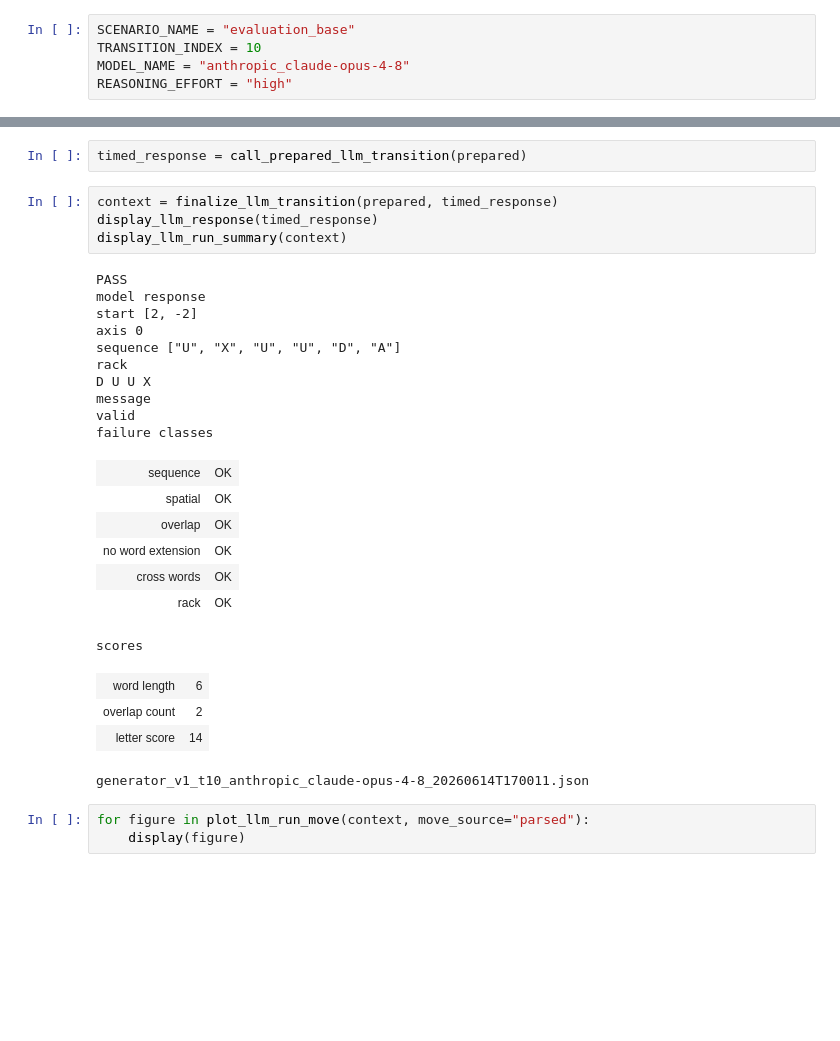
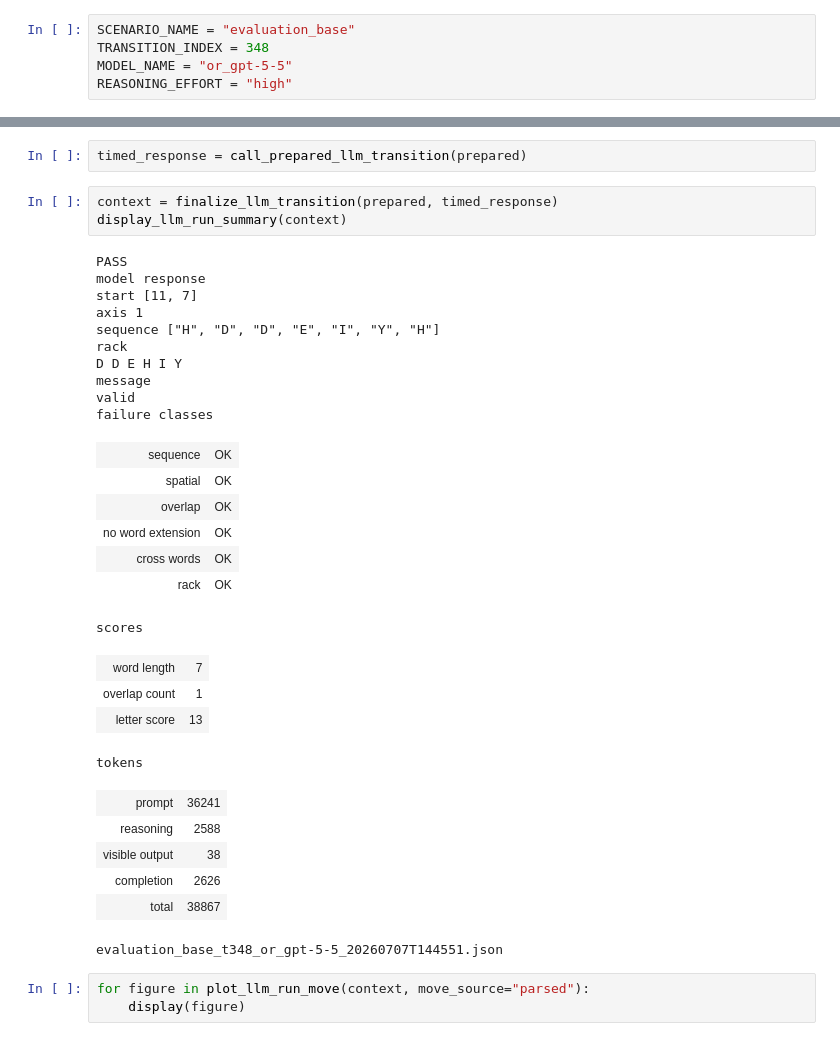
Before and after one commit to maximilian-armuss-dev/frabble, a Jupyter notebook: visualization/inspect_llm_run.ipynb, the cells around one changed output, grey strips where cells are left out. Cells and saved outputs as stored; diff of their text form; blank space fills up the shorter version.

```diff
--- a/visualization/inspect_llm_run.ipynb
+++ b/visualization/inspect_llm_run.ipynb
@@ -22,8 +24,8 @@ from visualization.run_figures import (
 )
 # %%
 SCENARIO_NAME = "evaluation_base"
-TRANSITION_INDEX = 10
-MODEL_NAME = "anthropic_claude-opus-4-8"
+TRANSITION_INDEX = 348
+MODEL_NAME = "or_gpt-5-5"
 REASONING_EFFORT = "high"
 # %%
 # Local preparation only: load scenario, reconstruct board, and build prompts.
@@ -99,30 +101,35 @@ Rack:
 timed_response = call_prepared_llm_transition(prepared)
 # %%
 context = finalize_llm_transition(prepared, timed_response)
-display_llm_response(timed_response)
 display_llm_run_summary(context)
 # %% [output]
 PASS
 model response
-start [2, -2]
-axis 0
-sequence ["U", "X", "U", "U", "D", "A"]
+start [11, 7]
+axis 1
+sequence ["H", "D", "D", "E", "I", "Y", "H"]
 rack
-D U U X
+D D E H I Y
 message
 valid
 failure classes
 | sequence | OK |
 | spatial | OK |
 | overlap | OK |
 | no word extension | OK |
 | cross words | OK |
 | rack | OK |
 scores
-| word length | 6 |
-| overlap count | 2 |
-| letter score | 14 |
+| word length | 7 |
+| overlap count | 1 |
+| letter score | 13 |
-generator_v1_t10_anthropic_claude-opus-4-8_20260614T170011.json
+tokens
+| prompt | 36241 |
+| reasoning | 2588 |
+| visible output | 38 |
+| completion | 2626 |
+| total | 38867 |
+evaluation_base_t348_or_gpt-5-5_20260707T144551.json
 # %%
 for figure in plot_llm_run_move(context, move_source="parsed"):
     display(figure)
```
Also changed, not shown: parts of 2 cells of this notebook, 35 other files.
